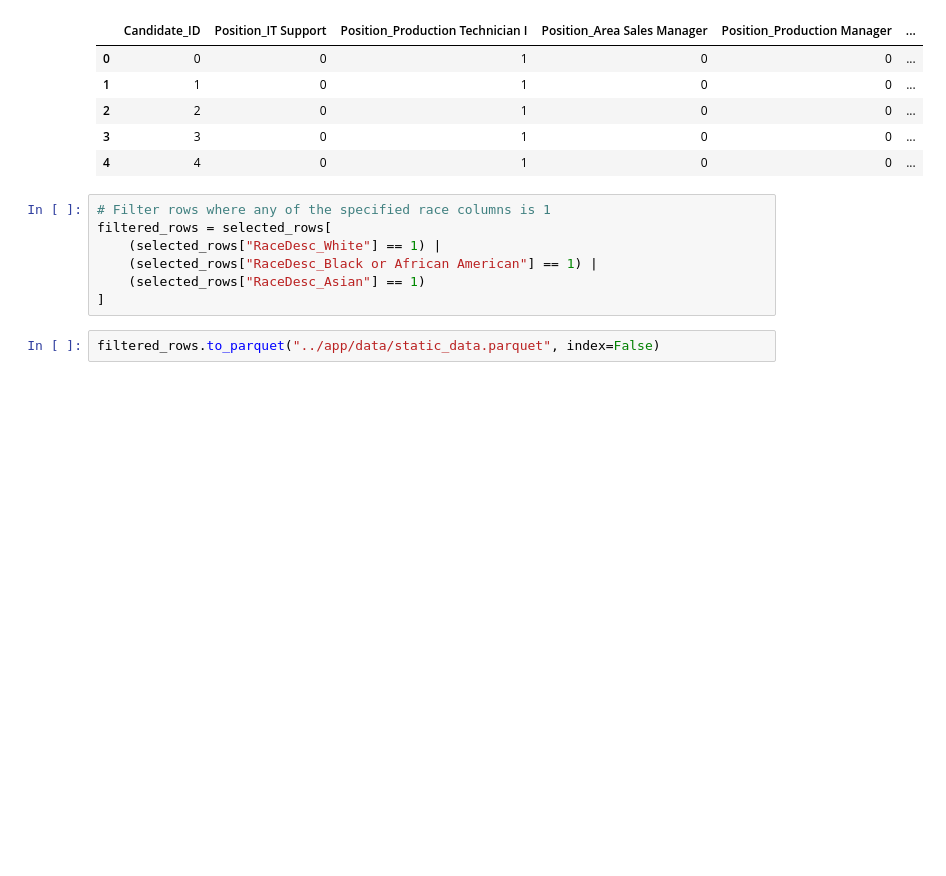
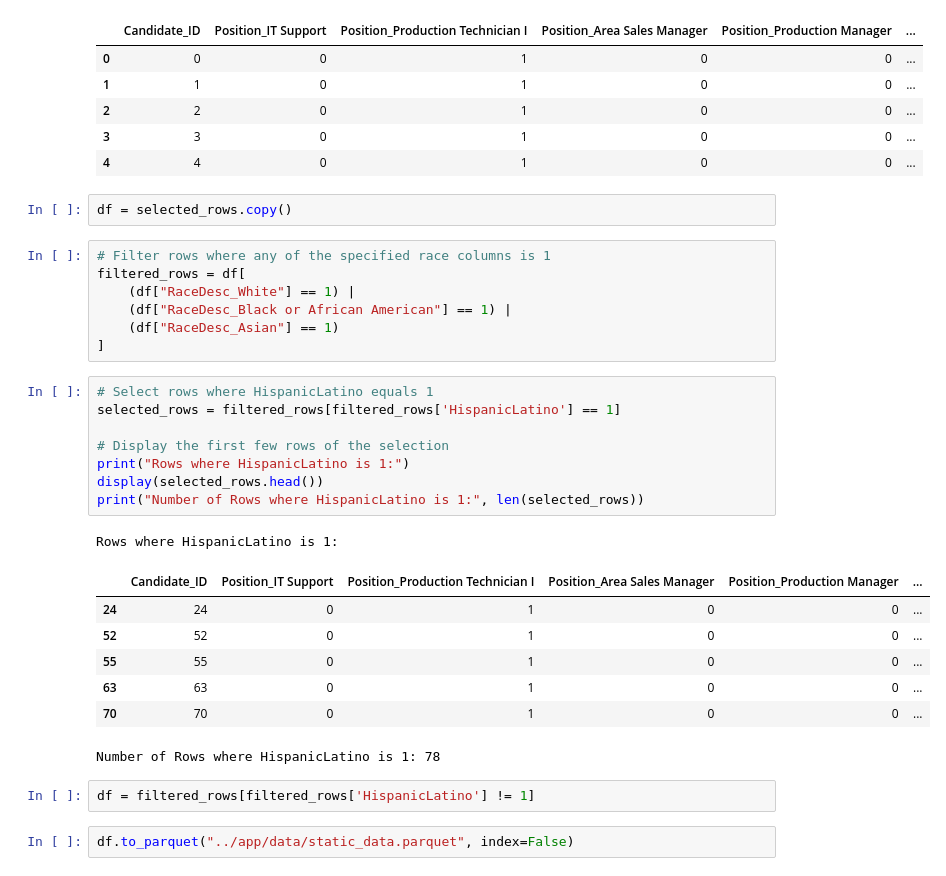
Before and after one commit to markuskuehnle/bias-fairness-mvp, a Jupyter notebook: notebooks/11_create_static_data_for_mvp.ipynb, the cells around one changed output. Cells and saved outputs as stored; diff of their text form; blank space fills up the shorter version.

Commit message:
[Task] Filter HispanicLatino from dataset and recalculate bias metrics

```diff
--- a/notebooks/11_create_static_data_for_mvp.ipynb
+++ b/notebooks/11_create_static_data_for_mvp.ipynb
@@ -249,12 +249,33 @@ selected_rows.head()
 | 2 | 2 | 0 | 1 | 0 | 0 | ... |
 | 3 | 3 | 0 | 1 | 0 | 0 | ... |
 | 4 | 4 | 0 | 1 | 0 | 0 | ... |
+# %%
+df = selected_rows.copy()
 # %%
 # Filter rows where any of the specified race columns is 1
-filtered_rows = selected_rows[
-    (selected_rows["RaceDesc_White"] == 1) |
-    (selected_rows["RaceDesc_Black or African American"] == 1) |
-    (selected_rows["RaceDesc_Asian"] == 1)
+filtered_rows = df[
+    (df["RaceDesc_White"] == 1) |
+    (df["RaceDesc_Black or African American"] == 1) |
+    (df["RaceDesc_Asian"] == 1)
 ]
+# %%
+# Select rows where HispanicLatino equals 1
+selected_rows = filtered_rows[filtered_rows['HispanicLatino'] == 1]
+
+# Display the first few rows of the selection
+print("Rows where HispanicLatino is 1:")
+display(selected_rows.head())
+print("Number of Rows where HispanicLatino is 1:", len(selected_rows))
+# %% [output]
+Rows where HispanicLatino is 1:
+|  | Candidate_ID | Position_IT Support | Position_Production Technician I | Position_Area Sales Manager | Position_Production Manager | ... |
+| 24 | 24 | 0 | 1 | 0 | 0 | ... |
+| 52 | 52 | 0 | 1 | 0 | 0 | ... |
+| 55 | 55 | 0 | 1 | 0 | 0 | ... |
+| 63 | 63 | 0 | 1 | 0 | 0 | ... |
+| 70 | 70 | 0 | 1 | 0 | 0 | ... |
+Number of Rows where HispanicLatino is 1: 78
+# %%
+df = filtered_rows[filtered_rows['HispanicLatino'] != 1]
 # %%
-filtered_rows.to_parquet("../app/data/static_data.parquet", index=False)
+df.to_parquet("../app/data/static_data.parquet", index=False)
```
Also changed, not shown: parts of 2 cells of this notebook, 3 other files.
